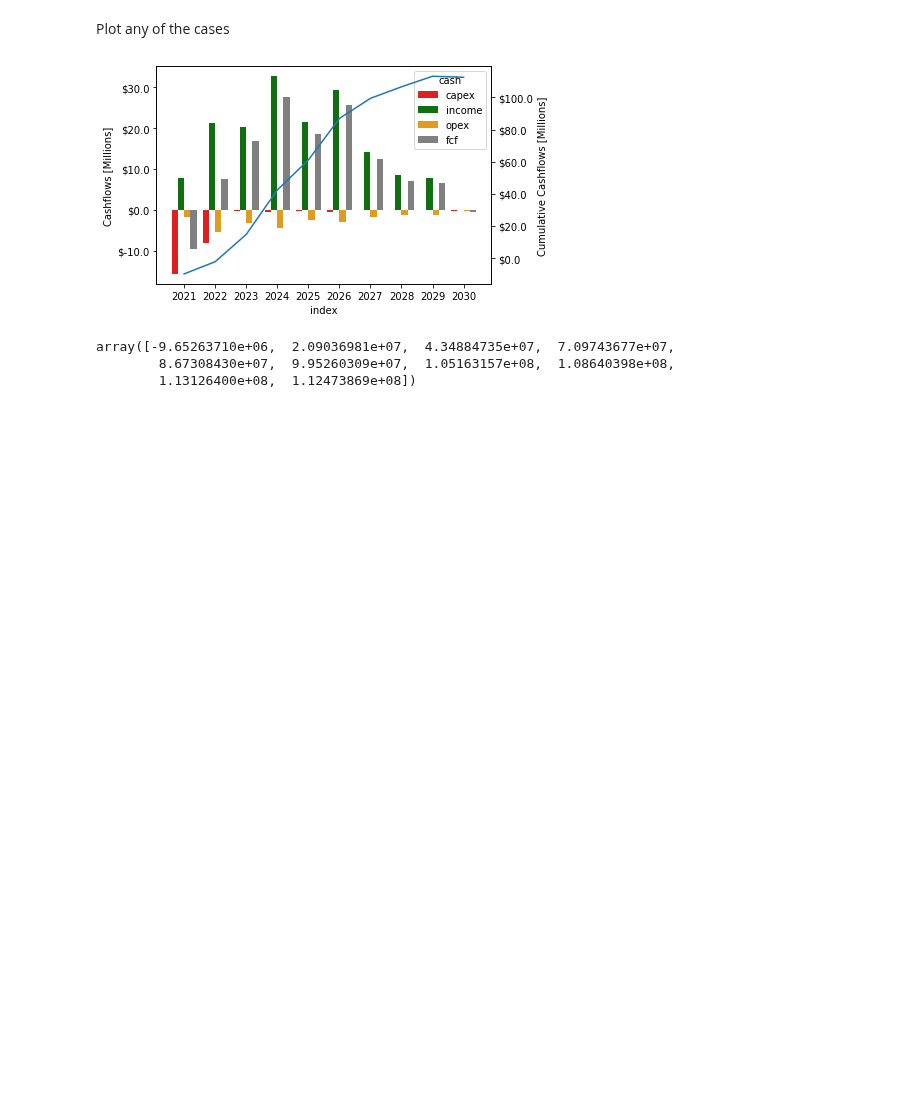
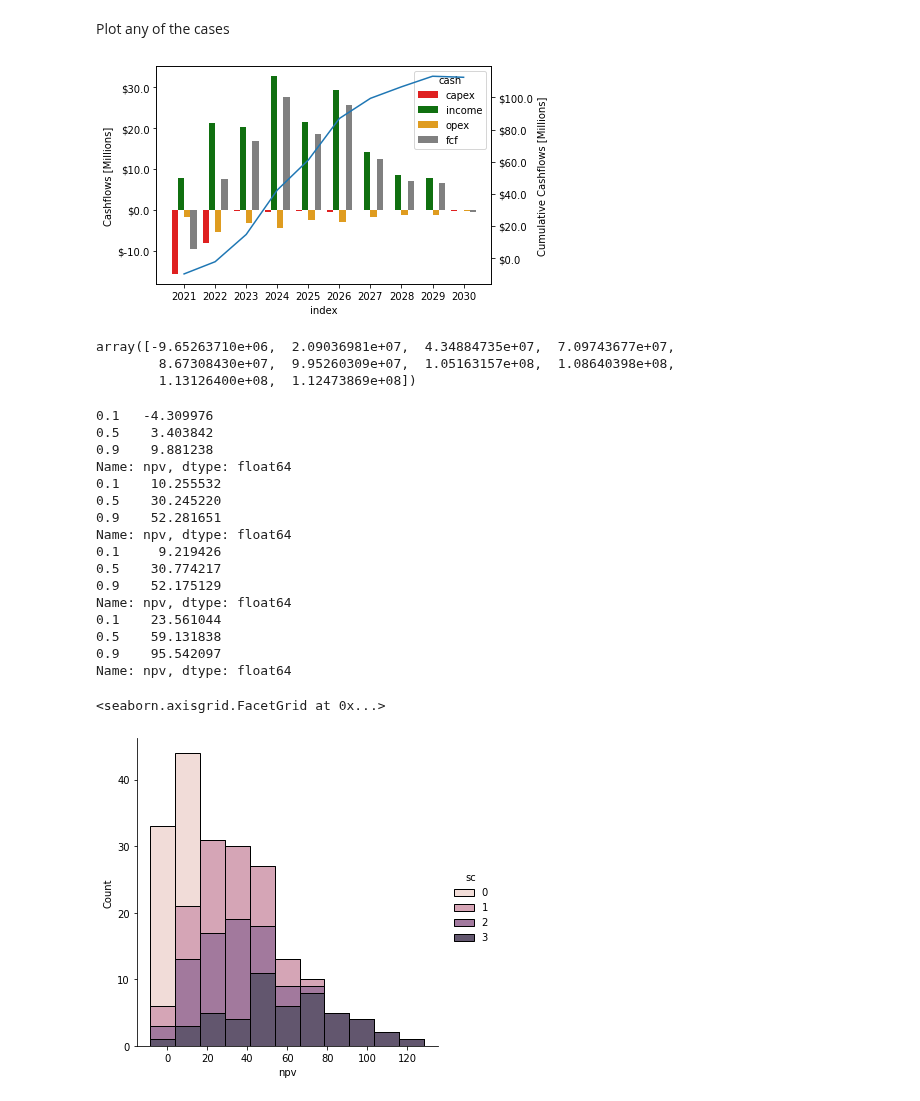
Before and after one commit to scuervo91/dcapy, a Jupyter notebook: examples/4-schedules/4e-Tutorial_WellsGroup_yml.ipynb, the cells around one changed output. Saved outputs shown, nothing was run; the diff lists cells and outputs as text; code cells hidden in the pictures; blank space fills up the shorter version.

```diff
--- a/examples/4-schedules/4e-Tutorial_WellsGroup_yml.ipynb
+++ b/examples/4-schedules/4e-Tutorial_WellsGroup_yml.ipynb
@@ -525,3 +525,36 @@ cwn[0].fcf()['cum_fcf'].values
 array([-9.65263710e+06,  2.09036981e+07,  4.34884735e+07,  7.09743677e+07,
         8.67308430e+07,  9.95260309e+07,  1.05163157e+08,  1.08640398e+08,
         1.13126400e+08,  1.12473869e+08])
+# %%
+npv_list = []
+for i,s in enumerate(sc):
+
+    fwn = case.generate_forecast(wells=s,freq_output='A',iter=50, seed=21)
+    cwn = case.generate_cashflow(wells=s,freq_output='A')
+
+    npv = case.npv([0.15], freq_rate='A', freq_cashflow='A')/1e6
+    npv['sc'] = i
+    npv_list.append(npv)
+
+    npv_df = pd.concat(npv_list, axis=0)
+    print(npv['npv'].quantile([0.1,0.5,0.9]))
+sns.displot(npv_df, x='npv', hue='sc', multiple="stack")
+# %% [output]
+0.1   -4.309976
+0.5    3.403842
+0.9    9.881238
+Name: npv, dtype: float64
+0.1    10.255532
+0.5    30.245220
+0.9    52.281651
+Name: npv, dtype: float64
+0.1     9.219426
+0.5    30.774217
+0.9    52.175129
+Name: npv, dtype: float64
+0.1    23.561044
+0.5    59.131838
+0.9    95.542097
+Name: npv, dtype: float64
+<seaborn.axisgrid.FacetGrid at 0x...>
+[figure, added]
```
Also changed, not shown: parts of 1 cell of this notebook, 1 other file.
